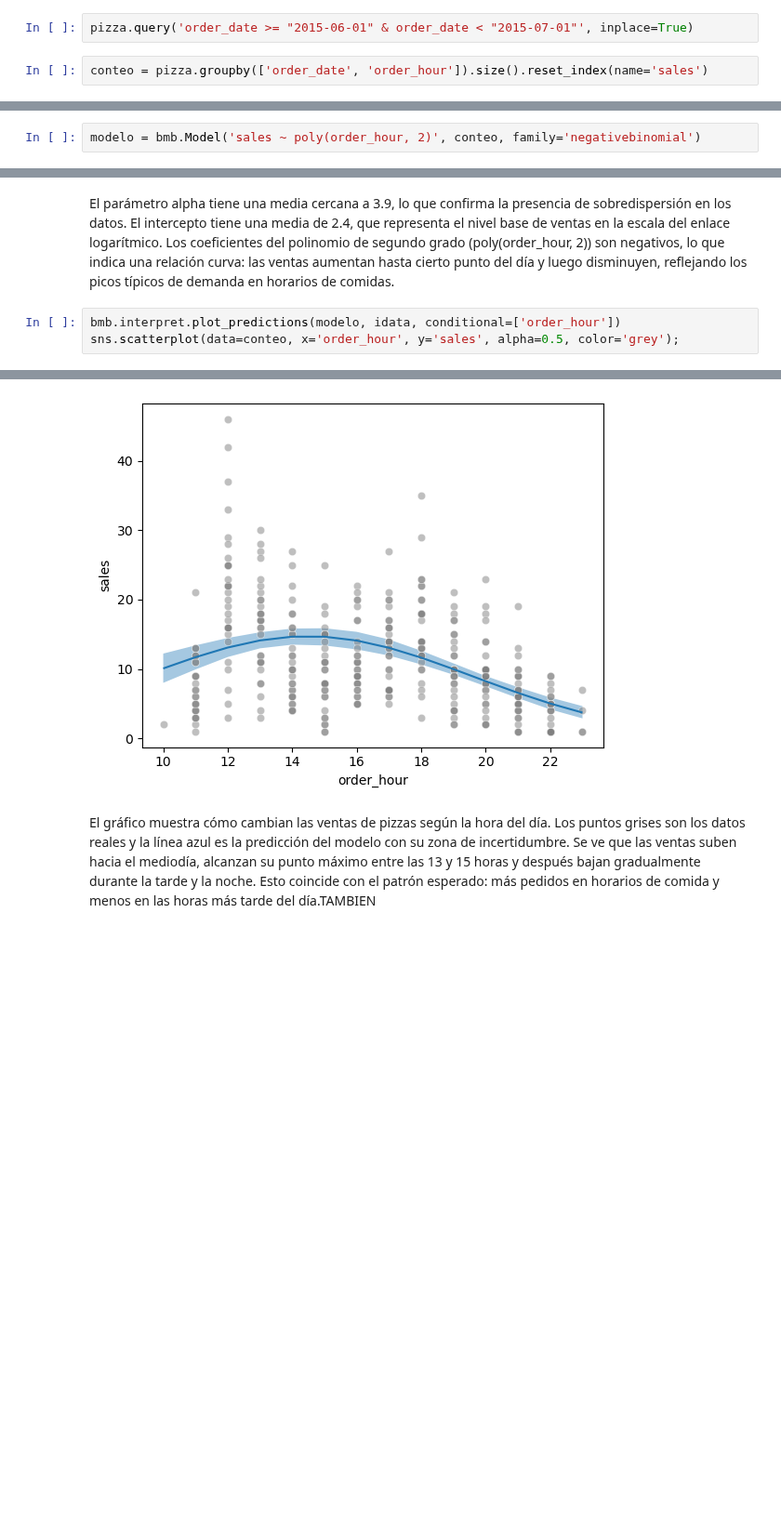
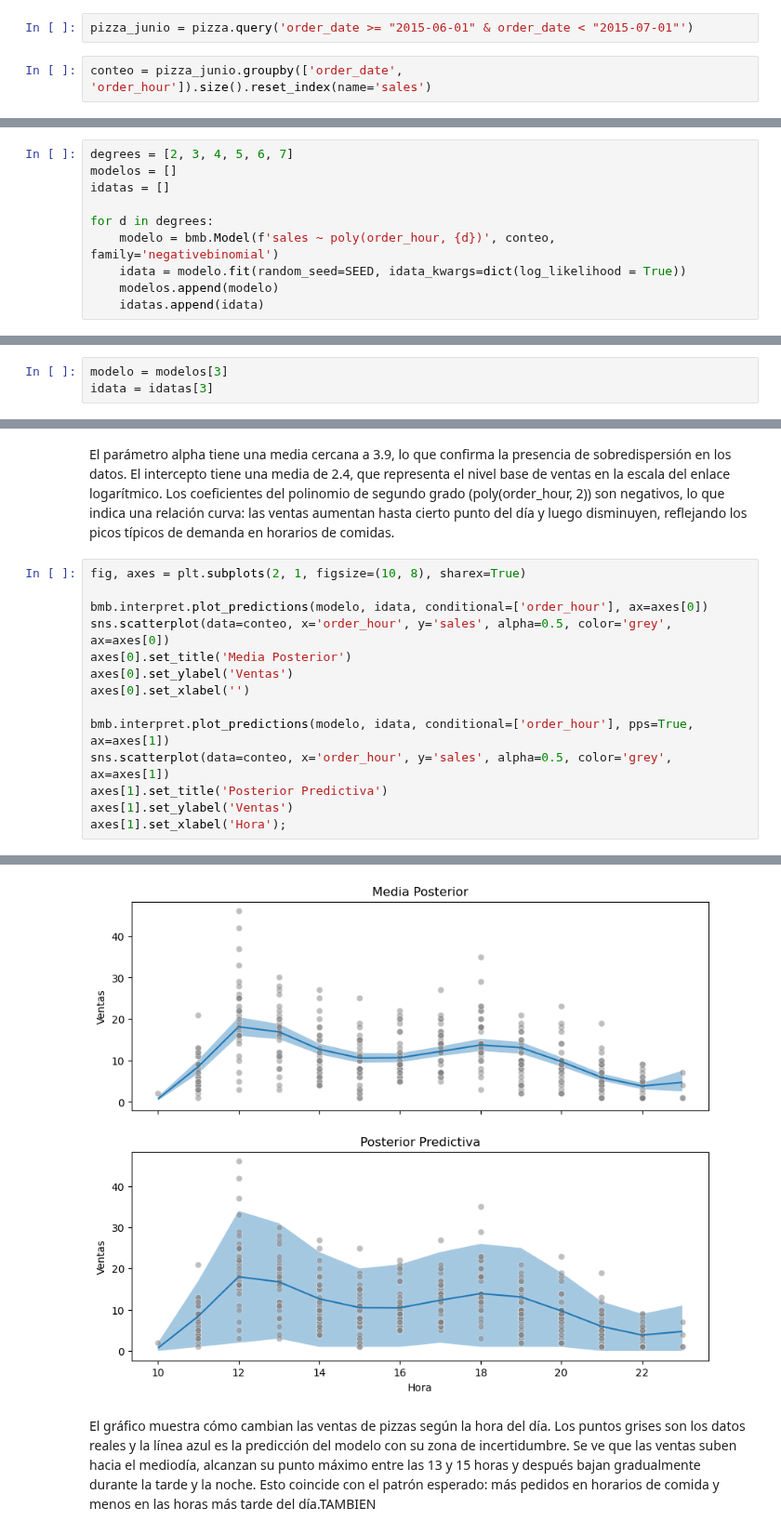
Before and after one commit to nazarenomm/Grupo4-TPI-EeI2, a Jupyter notebook: Parte2/parte_1_v2.ipynb, the cells around one changed output, grey strips where cells are left out. Shown at 93% size. Saved outputs shown, nothing was run; the diff lists cells and outputs as text; blank space fills up the shorter version.

```diff
--- a/Parte2/parte_1_v2.ipynb
+++ b/Parte2/parte_1_v2.ipynb
@@ -29,9 +29,9 @@ pizza = pd.read_csv('../data/pizza_sales.csv')
 pizza['order_hour'] = pd.to_datetime(pizza['order_time'], format='%H:%M:%S').dt.hour
 pizza['order_date'] = pd.to_datetime(pizza['order_date'], format='%m/%d/%Y')
 # %%
-pizza.query('order_date >= "2015-06-01" & order_date < "2015-07-01"', inplace=True)
+pizza_junio = pizza.query('order_date >= "2015-06-01" & order_date < "2015-07-01"')
 # %%
-conteo = pizza.groupby(['order_date', 'order_hour']).size().reset_index(name='sales')
+conteo = pizza_junio.groupby(['order_date', 'order_hour']).size().reset_index(name='sales')
 # %%
 sns.scatterplot(data=conteo, x='order_hour', y='sales');
 # %% [output]
@@ -50,4 +56,12 @@ conteo.sales.mean(), conteo.sales.var()
 # %% [markdown]
 Como nuestros datos son de conteo, usamos una regresión con familia Negativa Binomial porque encontramos sobre-dispersión (varianza >>> media).
 # %%
-modelo = bmb.Model('sales ~ poly(order_hour, 2)', conteo, family='negativebinomial')
+degrees = [2, 3, 4, 5, 6, 7]
+modelos = []
+idatas = []
+
+for d in degrees:
+    modelo = bmb.Model(f'sales ~ poly(order_hour, {d})', conteo, family='negativebinomial')
+    idata = modelo.fit(random_seed=SEED, idata_kwargs=dict(log_likelihood = True))
+    modelos.append(modelo)
+    idatas.append(idata)
@@ -69,3 +113,6 @@ Sampling 4 chains for 1_000 tune and 1_000 draw iterations (4_000 + 4_000 draws
 
 ### 3.
 Formular las ecuaciones del modelo y justificar las distribuciones elegidas.
+# %%
+modelo = modelos[3]
+idata = idatas[3]
@@ -80,7 +148,18 @@ az.plot_posterior(idata);
 # %% [markdown]
 El parámetro alpha tiene una media cercana a 3.9, lo que confirma la presencia de sobredispersión en los datos. El intercepto tiene una media de 2.4, que representa el nivel base de ventas en la escala del enlace logarítmico. Los coeficientes del polinomio de segundo grado (poly(order_hour, 2)) son negativos, lo que indica una relación curva: las ventas aumentan hasta cierto punto del día y luego disminuyen, reflejando los picos típicos de demanda en horarios de comidas.
 # %%
-bmb.interpret.plot_predictions(modelo, idata, conditional=['order_hour'])
-sns.scatterplot(data=conteo, x='order_hour', y='sales', alpha=0.5, color='grey');
+fig, axes = plt.subplots(2, 1, figsize=(10, 8), sharex=True)
+
+bmb.interpret.plot_predictions(modelo, idata, conditional=['order_hour'], ax=axes[0])
+sns.scatterplot(data=conteo, x='order_hour', y='sales', alpha=0.5, color='grey', ax=axes[0])
+axes[0].set_title('Media Posterior')
+axes[0].set_ylabel('Ventas')
+axes[0].set_xlabel('')
+
+bmb.interpret.plot_predictions(modelo, idata, conditional=['order_hour'], pps=True, ax=axes[1])
+sns.scatterplot(data=conteo, x='order_hour', y='sales', alpha=0.5, color='grey', ax=axes[1])
+axes[1].set_title('Posterior Predictiva')
+axes[1].set_ylabel('Ventas')
+axes[1].set_xlabel('Hora');
 # %% [output]
 Default computed for conditional variable: order_hour
@@ -87,4 +167,4 @@ Default computed for conditional variable: order_hour
-[figure, old version]
+[figure, new version]
 # %% [markdown]
 El gráfico muestra cómo cambian las ventas de pizzas según la hora del día. Los puntos grises son los datos reales y la línea azul es la predicción del modelo con su zona de incertidumbre. Se ve que las ventas suben hacia el mediodía, alcanzan su punto máximo entre las 13 y 15 horas y después bajan gradualmente durante la tarde y la noche. Esto coincide con el patrón esperado: más pedidos en horarios de comida y menos en las horas más tarde del día.TAMBIEN
 # %% [markdown]
```
Also changed, not shown: parts of 25 cells of this notebook.
